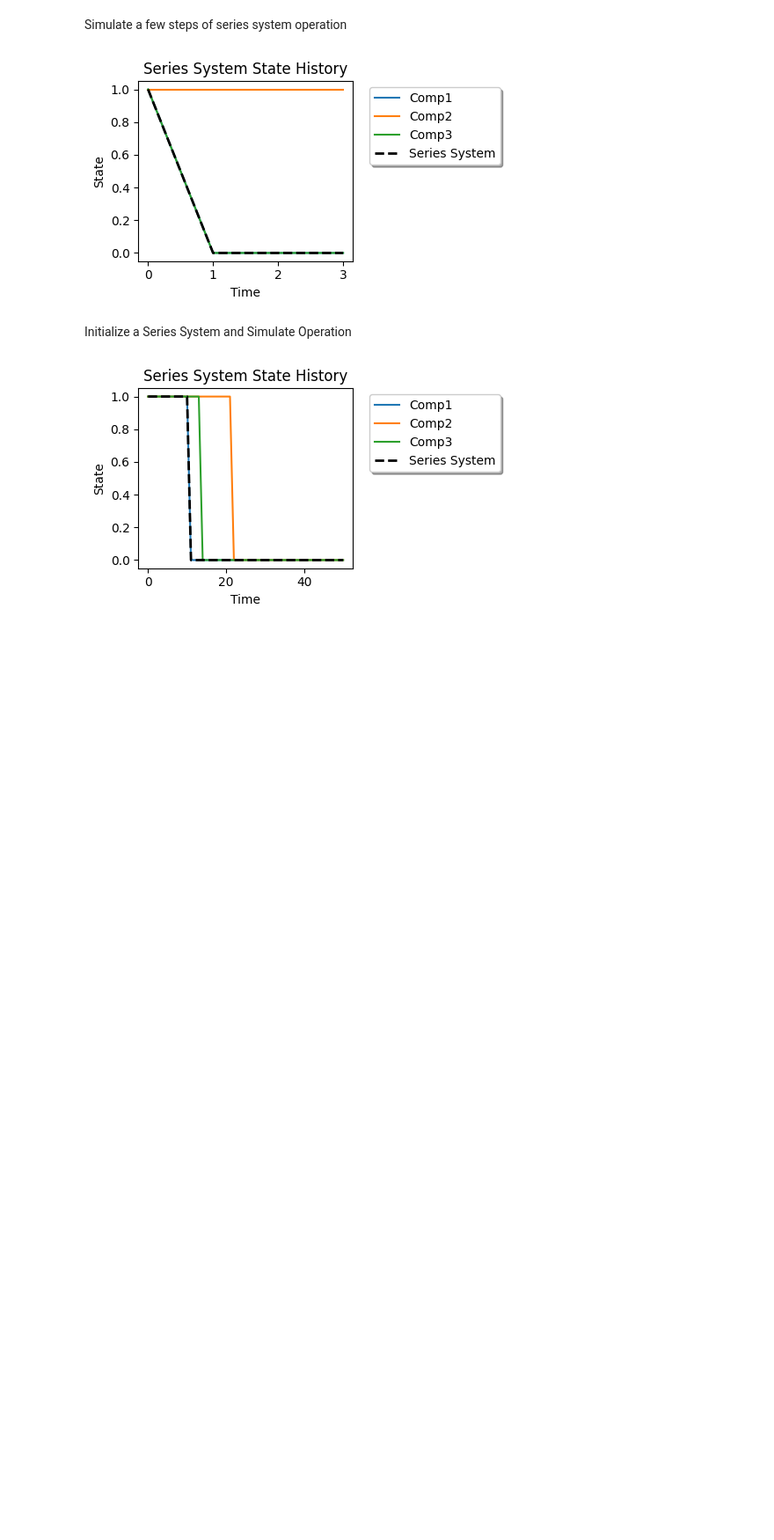
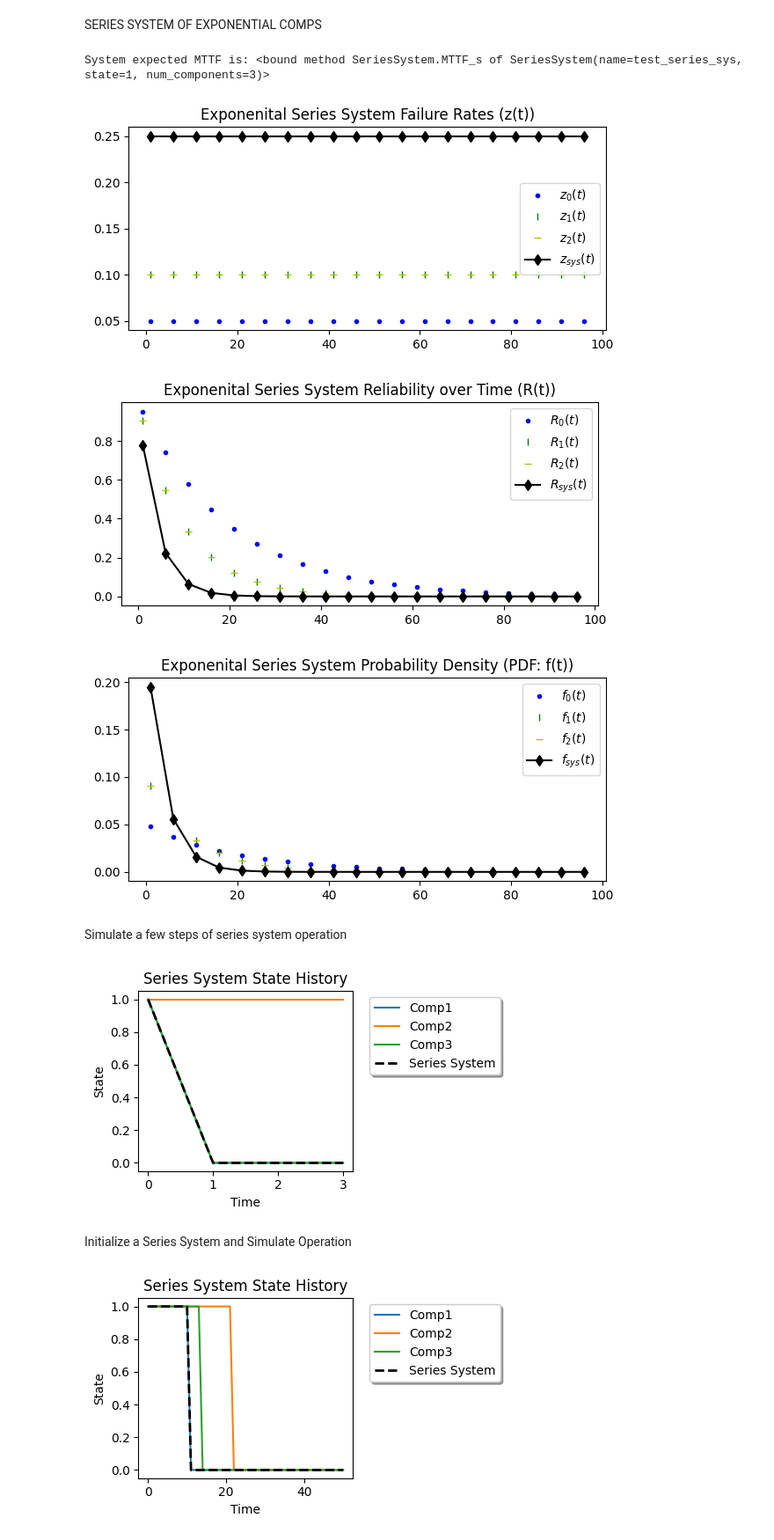
Before and after one commit to andreyaW/KISS2, a Jupyter notebook: object_testing_notebooks/system_test.ipynb, the cells around one changed output. Shown: that part at 88% size. Saved outputs shown, nothing was run; the diff lists cells and outputs as text; code cells hidden in the pictures; blank space fills up the shorter version.

Commit message:
updating series system to have z_s, f_s, R_s, and MTTF_s

```diff
--- a/object_testing_notebooks/system_test.ipynb
+++ b/object_testing_notebooks/system_test.ipynb
@@ -1,3 +4,58 @@
+# %% [markdown]
+SERIES SYSTEM OF EXPONENTIAL COMPS
+# %%
+from sympy import Symbol, integrate
+from system_objects.series_system import SeriesSystem
+from component_objects.component_exponential import ExponentialComponent
+
+import matplotlib.pyplot as plt
+import numpy as np
+
+# initialize exponential comps
+num_comps = 3
+MTTF = [10 for _ in range(num_comps)]
+MTTF[0] = 20
+comps = [ExponentialComponent(name="f{i+1}", MTTF= MTTF[i], MTTR=1) for i in range(num_comps)]
+
+# initialize a system with the comps
+sys = SeriesSystem("test_series_sys", comps)
+
+# plotting settings
+t = np.arange(1, 101, 5)   # <-- 1D array
+shapes = ['.', '|', '_', 'd']
+colors = ['b', 'g', 'y', 'k']
+
+# plot the analytical z_s for each component and the system
+plt.figure(figsize=(7,3))
+for i,c in enumerate(comps):
+    plt.plot(t, c.z_t(t), marker = shapes[i], color = colors[i], linestyle='', label = fr"$z_{i}(t)$")
+plt.plot(t, sys.z_s(t), color=colors[-1], marker = shapes[-1], label= r"$z_{sys}(t)$")
+plt.title("Exponenital Series System Failure Rates (z(t))")
+plt.legend()
+
+# plot the analytical R_s for each component in the system
+plt.figure(figsize=(7,3))
+for i,c in enumerate(comps):
+    plt.plot(t, c.R_t(t), marker = shapes[i], color = colors[i], linestyle='', label = fr"$R_{i}(t)$")
+plt.plot(t, sys.R_s(t), color=colors[-1], marker = shapes[-1], label= r"$R_{sys}(t)$")
+plt.title("Exponenital Series System Reliability over Time (R(t))")
+plt.legend()
+
+# plot the analytical R_s for each component in the system
+plt.figure(figsize=(7,3))
+for i,c in enumerate(comps):
+    plt.plot(t, c.f_t(t), marker = shapes[i], color = colors[i], linestyle='', label = fr"$f_{i}(t)$")
+plt.plot(t, sys.f_s(t), color=colors[-1], marker = shapes[-1], label= r"$f_{sys}(t)$")
+plt.title("Exponenital Series System Probability Density (PDF: f(t))")
+plt.legend()
+
+#print estimated MTTF
+print(f"System expected MTTF is: {sys.MTTF_s}")
+# %% [output]
+System expected MTTF is: <bound method SeriesSystem.MTTF_s of SeriesSystem(name=test_series_sys, state=1, num_components=3)>
+[figure, added]
+[figure, added]
+[figure, added]
 # %% [markdown]
 Simulate a few steps of series system operation
 # %%
```
Also changed, not shown: parts of 1 cell of this notebook, 2 other files.
